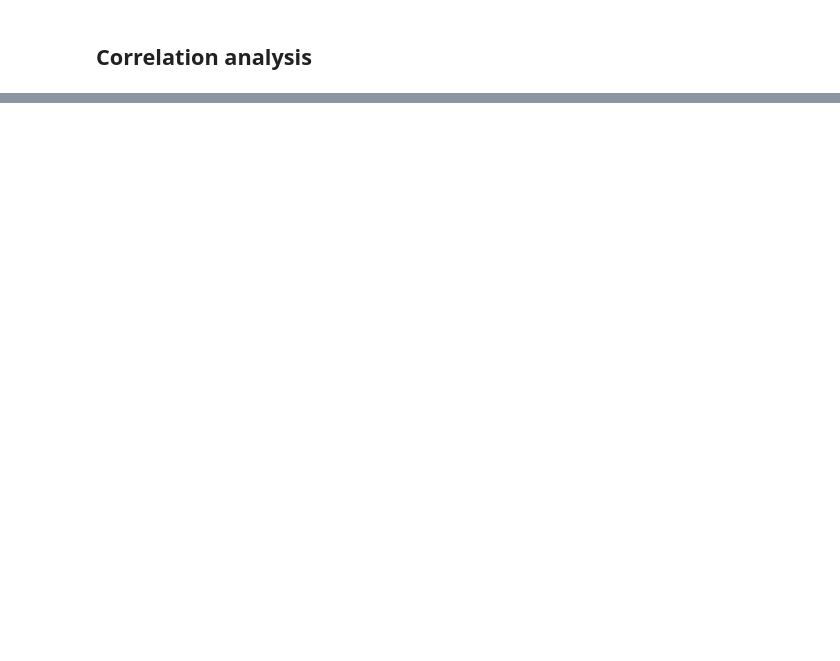
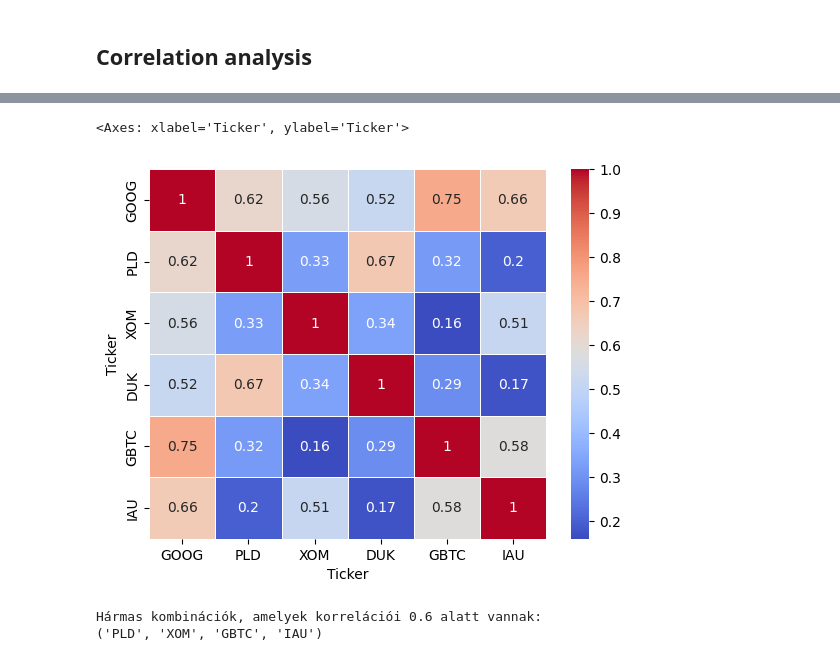
Before and after one commit to datavers/portfolio_idea, a Jupyter notebook: Portfolio.ipynb, the cells around one changed output, grey strips where cells are left out. Drawn from its saved outputs; the diff is of its cells as text; code cells hidden in the pictures; blank space fills up the shorter version.

```diff
--- a/Portfolio.ipynb
+++ b/Portfolio.ipynb
@@ -574,0 +255,3 @@ A befektetés inflációval korrigált értéke 2024-ben: 218828.28 HUF
+# %%
+mixed_portfolio = pd.merge(stocks_close, others_close, left_index=True, right_index=True)
+mixed_portfolio
@@ -574,0 +273,30 @@ A befektetés inflációval korrigált értéke 2024-ben: 218828.28 HUF
+# %%
+portfolio_matrix = mixed_portfolio.corr()
+sns.heatmap(mixed_portfolio.corr(), annot=True, cmap='coolwarm', linewidths=0.5)
+# %% [output]
+<Axes: xlabel='Ticker', ylabel='Ticker'>
+[figure, added]
+# %%
+# Van-e 4 olyan termék, amely kevésbé korrelál együtt?
+
+# Határérték az erős korrelációra
+threshold = 0.6
+
+# Oszlopnevek lekérése
+columns = portfolio_matrix.columns
+
+# Lehetséges hármas kombinációk létrehozása
+combs = combinations(columns, 4)
+
+# Hármas kombinációk szűrése a korrelációs értékek alapján
+selected_combinations = []
+for comb in combs:
+    if all(portfolio_matrix.loc[comb[i], comb[j]] < threshold for i in range(4) for j in range(i+1, 4)):
+        selected_combinations.append(comb)
+
+# Megjelenítjük azokat a hármas kombinációkat, amelyek megfelelnek a feltételnek
+print("Hármas kombinációk, amelyek korrelációi 0.6 alatt vannak:")
+print(selected_combinations[0])
+# %% [output]
+Hármas kombinációk, amelyek korrelációi 0.6 alatt vannak:
+('PLD', 'XOM', 'GBTC', 'IAU')
```
Also changed, not shown: parts of 66 cells of this notebook.
